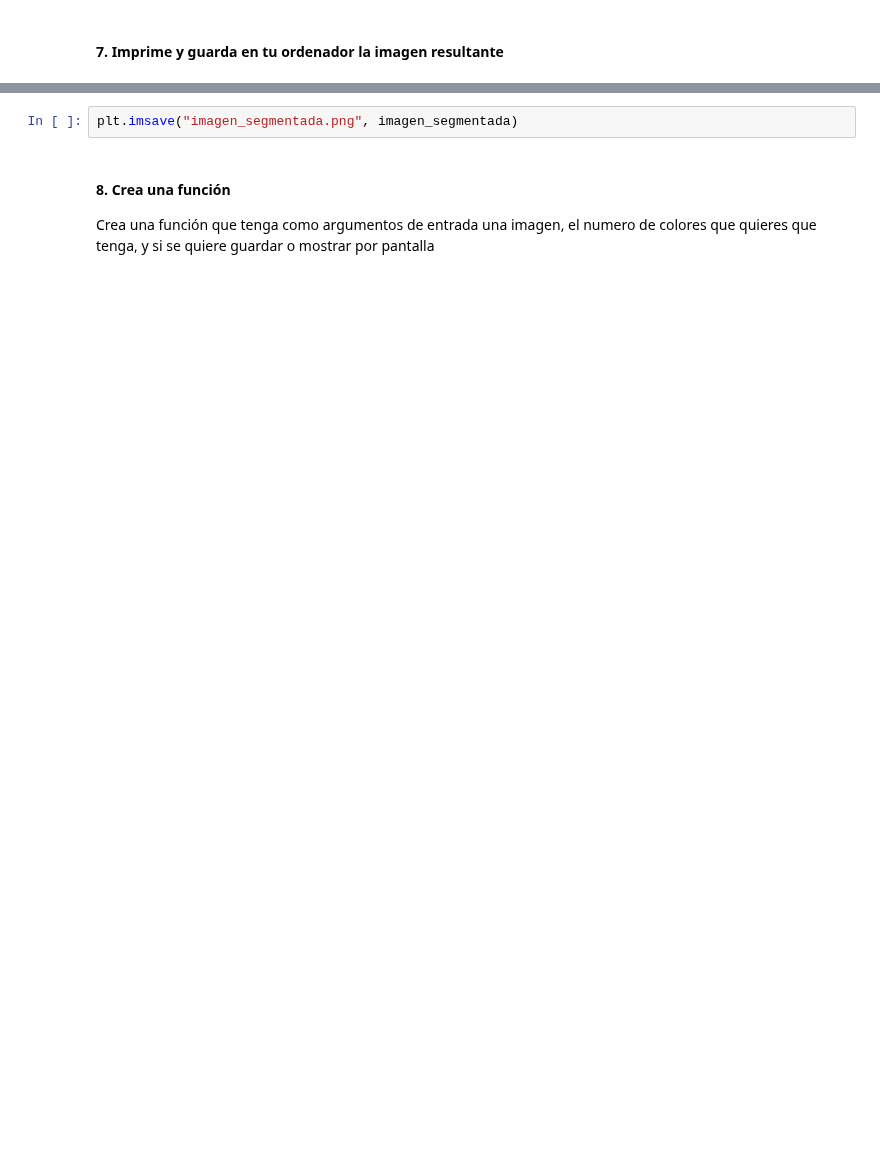
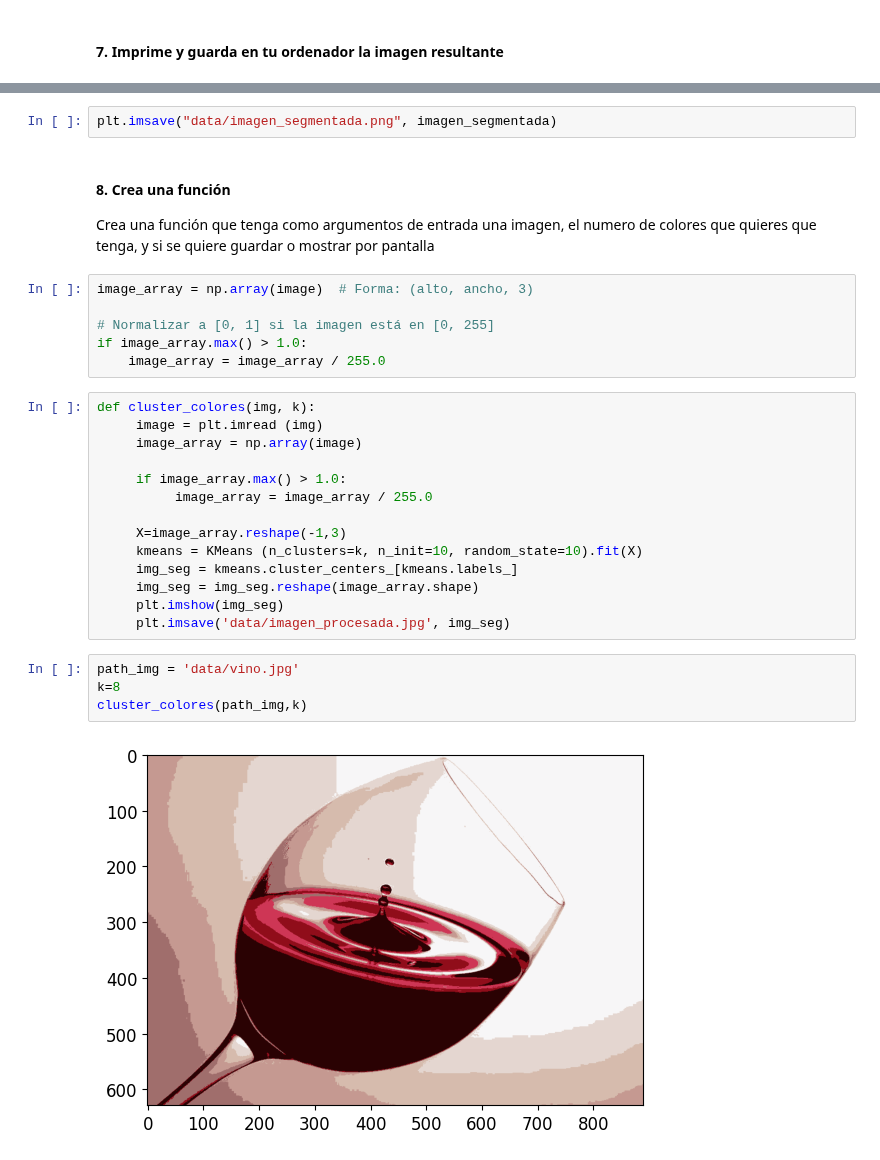
Before and after one commit to ana-macias/PRUEBA, a Jupyter notebook: 3-Machine_Learning/2-No_Supervisado/1-Clustering/Practica/EJER_2_kmeans_imagenes.ipynb, the cells around one changed output, grey strips where cells are left out. Drawn from its saved outputs; the diff is of its cells as text; blank space fills up the shorter version.

```diff
--- a/3-Machine_Learning/2-No_Supervisado/1-Clustering/Practica/EJER_2_kmeans_imagenes.ipynb
+++ b/3-Machine_Learning/2-No_Supervisado/1-Clustering/Practica/EJER_2_kmeans_imagenes.ipynb
@@ -98,5 +134,31 @@ plt.show()
 # %%
-plt.imsave("imagen_segmentada.png", imagen_segmentada)
+plt.imsave("data/imagen_segmentada.png", imagen_segmentada)
 # %% [markdown]
 #### 8. Crea una función
 Crea una función que tenga como argumentos de entrada una imagen, el numero de colores que quieres que tenga, y si se quiere guardar o mostrar por pantalla
+# %%
+image_array = np.array(image)  # Forma: (alto, ancho, 3)
+
+# Normalizar a [0, 1] si la imagen está en [0, 255]
+if image_array.max() > 1.0:
+    image_array = image_array / 255.0
+# %%
+def cluster_colores(img, k):
+     image = plt.imread (img)
+     image_array = np.array(image)
+
+     if image_array.max() > 1.0:
+          image_array = image_array / 255.0
+
+     X=image_array.reshape(-1,3)
+     kmeans = KMeans (n_clusters=k, n_init=10, random_state=10).fit(X)
+     img_seg = kmeans.cluster_centers_[kmeans.labels_]
+     img_seg = img_seg.reshape(image_array.shape)
+     plt.imshow(img_seg)
+     plt.imsave('data/imagen_procesada.jpg', img_seg)
+# %%
+path_img = 'data/vino.jpg'
+k=8
+cluster_colores(path_img,k)
+# %% [output]
+[figure, added]
```
Also changed, not shown: parts of 8 cells of this notebook, 4 other files.
